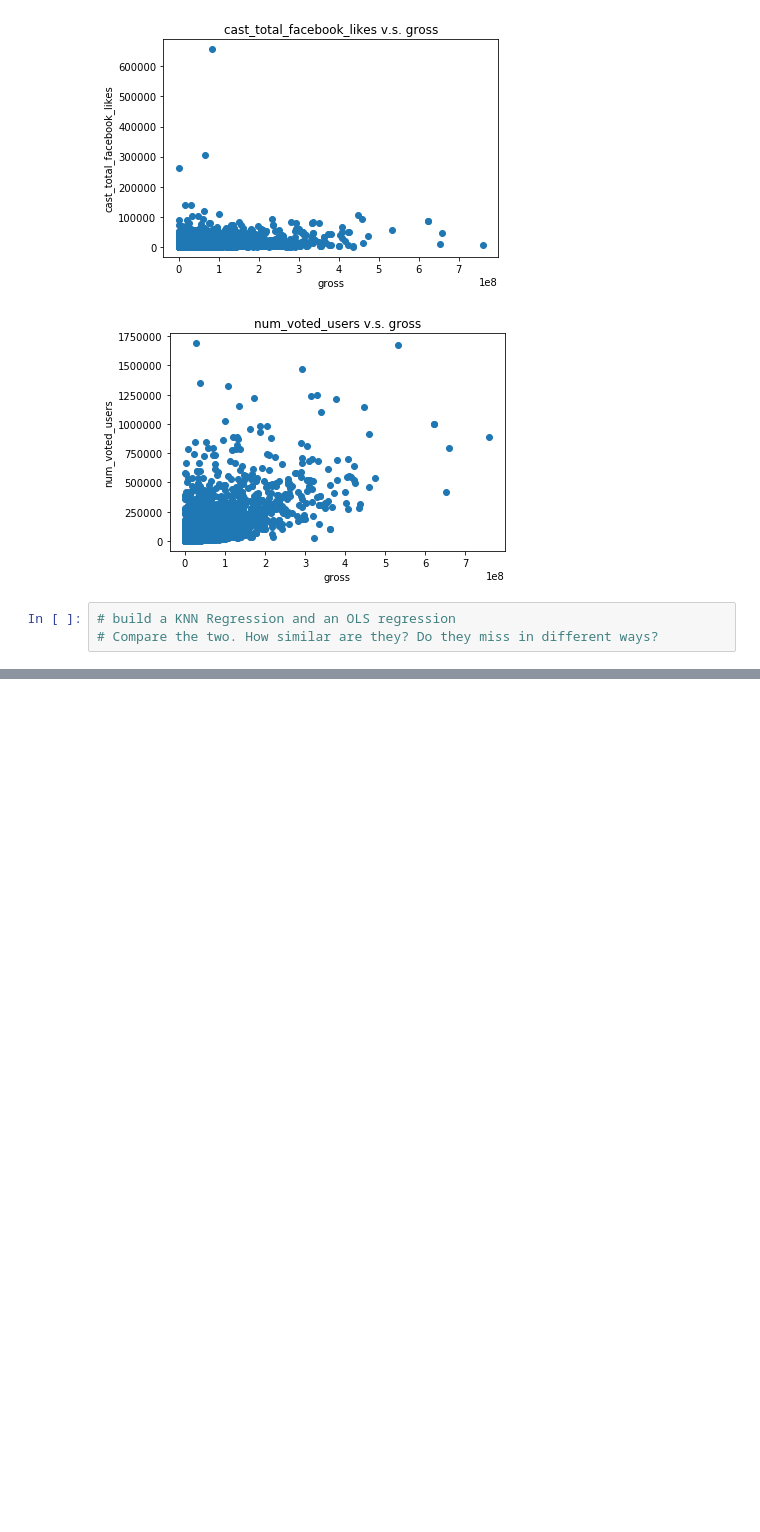
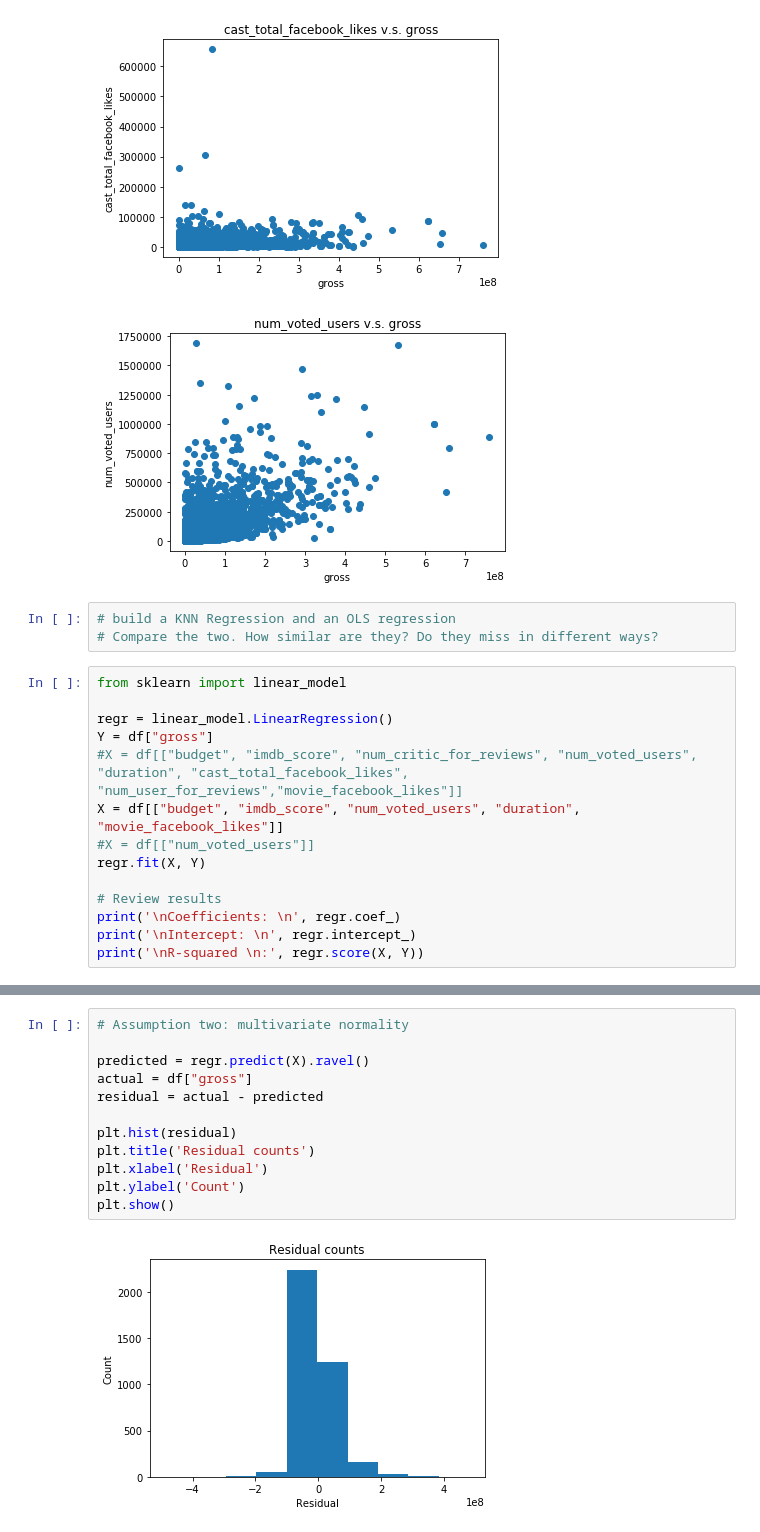
Before and after one commit to carlsednaoui/thinkful-data-science, a Jupyter notebook: coursework/unit_3/1_4.ipynb, the cells around one changed output, grey strips where cells are left out. Cells and saved outputs as stored; diff of their text form; blank space fills up the shorter version.

```diff
--- a/coursework/unit_3/1_4.ipynb
+++ b/coursework/unit_3/1_4.ipynb
@@ -112,3 +112,17 @@ plt.show()
 # %%
 # build a KNN Regression and an OLS regression
 # Compare the two. How similar are they? Do they miss in different ways?
+# %%
+from sklearn import linear_model
+
+regr = linear_model.LinearRegression()
+Y = df["gross"]
+#X = df[["budget", "imdb_score", "num_critic_for_reviews", "num_voted_users", "duration", "cast_total_facebook_likes", "num_user_for_reviews","movie_facebook_likes"]]
+X = df[["budget", "imdb_score", "num_voted_users", "duration", "movie_facebook_likes"]]
+#X = df[["num_voted_users"]]
+regr.fit(X, Y)
+
+# Review results
+print('\nCoefficients: \n', regr.coef_)
+print('\nIntercept: \n', regr.intercept_)
+print('\nR-squared \n:', regr.score(X, Y))
@@ -114,0 +139,14 @@ plt.show()
+# %%
+# Assumption two: multivariate normality
+
+predicted = regr.predict(X).ravel()
+actual = df["gross"]
+residual = actual - predicted
+
+plt.hist(residual)
+plt.title('Residual counts')
+plt.xlabel('Residual')
+plt.ylabel('Count')
+plt.show()
+# %% [output]
+[figure, added]
```
Also changed, not shown: parts of 11 cells of this notebook, 2 other files.
